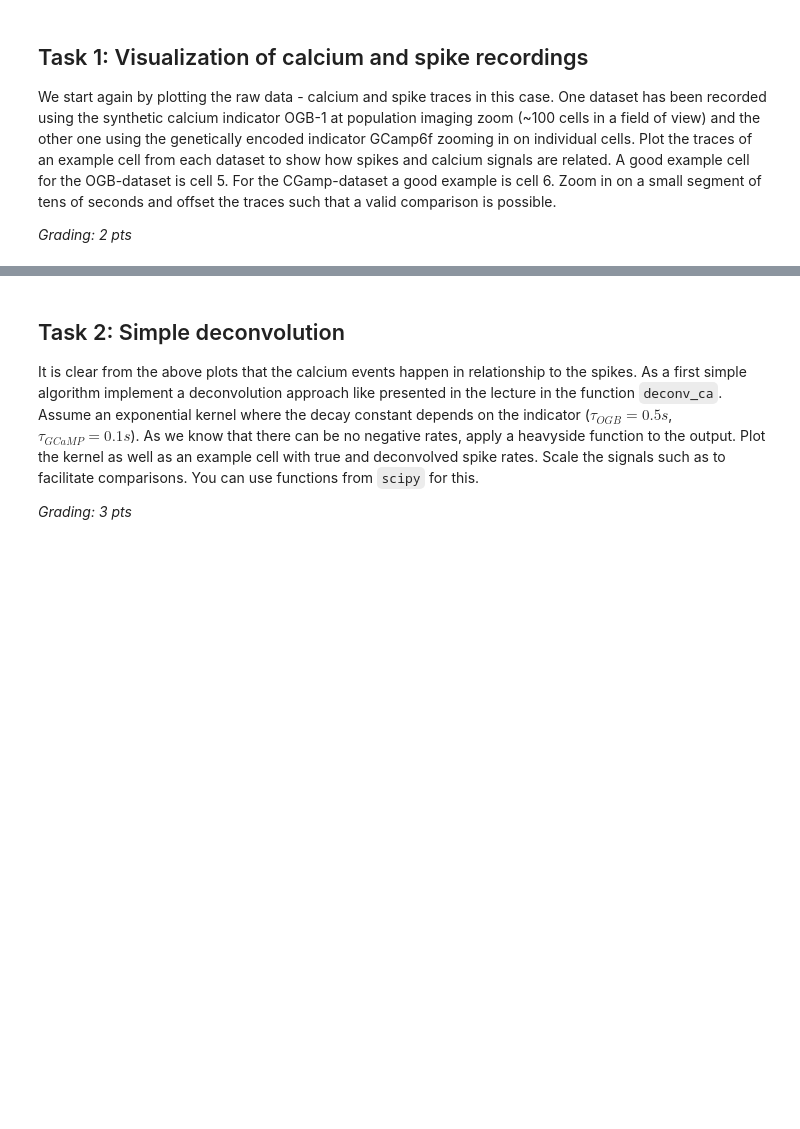
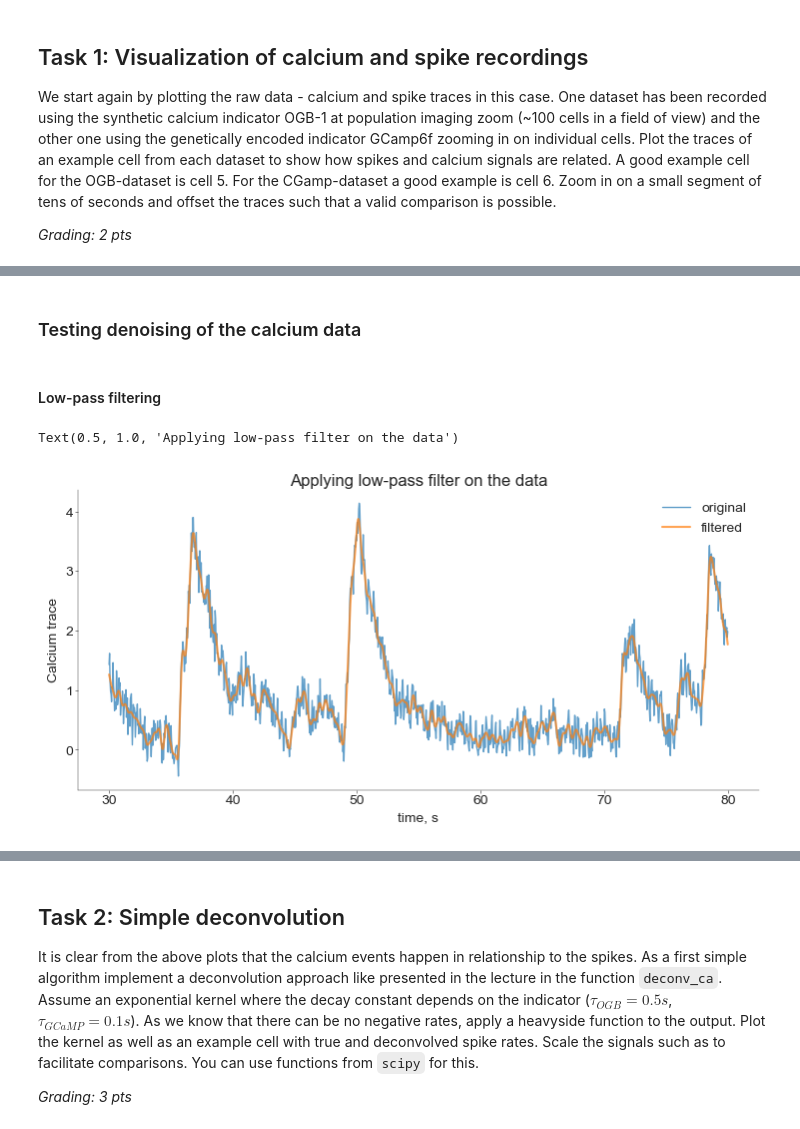
Before and after one commit to atimcenko/tu-neural-data-science, a Jupyter notebook: notebooks/CodingLab3_Alex.ipynb, the cells around one changed output, grey strips where cells are left out. Cells and saved outputs as stored; diff of their text form; code cells hidden in the pictures; blank space fills up the shorter version.

```diff
--- a/notebooks/CodingLab3_Alex.ipynb
+++ b/notebooks/CodingLab3_Alex.ipynb
@@ -204,0 +262,18 @@ Text(0.5, 0, 'Time (s)')
+# %% [markdown]
+### Testing denoising of the calcium data
+# %% [markdown]
+#### Low-pass filtering
+# %%
+from mne.filter import filter_data
+mne.set_log_level(verbose="ERROR")
+ogb_calcium_filtered = filter_data(ogb_calcium.T, fs, 0, 1).T
+
+plt.plot(times[t_slice], ogb_calcium[t_slice, i_cell_ogb], alpha=0.7, label='original')
+plt.plot(times[t_slice], ogb_calcium_filtered[t_slice, i_cell_ogb], alpha=0.7, label='filtered', linewidth=1.5)
+plt.legend()
+plt.xlabel("time, s")
+plt.ylabel("Calcium trace")
+plt.title("Applying low-pass filter on the data")
+# %% [output]
+Text(0.5, 1.0, 'Applying low-pass filter on the data')
+[figure, added]
```
Also changed, not shown: parts of 20 cells of this notebook, 1 other file.
